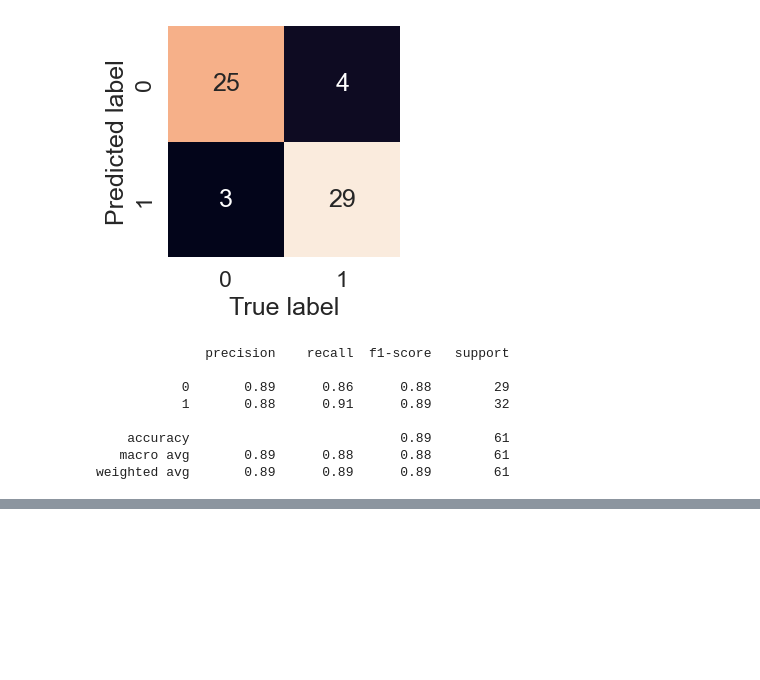
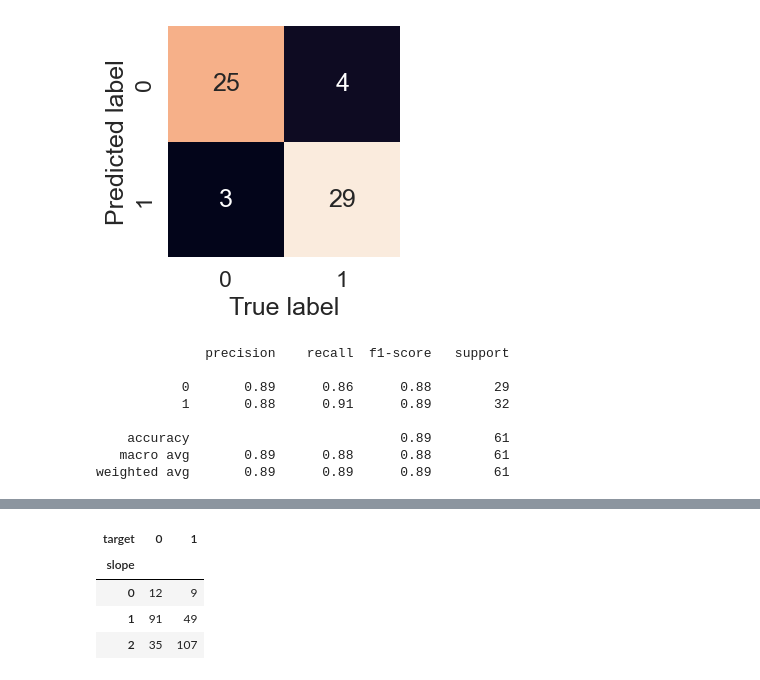
Before and after one commit to ephalt/heart-disease-predictive-classification, a Jupyter notebook: Notebook/end-to-end-heart-disease-classification.ipynb, the cells around one changed output, grey strips where cells are left out. Saved outputs shown, nothing was run; the diff lists cells and outputs as text; code cells hidden in the pictures; blank space fills up the shorter version.

```diff
--- a/Notebook/end-to-end-heart-disease-classification.ipynb
+++ b/Notebook/end-to-end-heart-disease-classification.ipynb
@@ -710,0 +759,8 @@ cv_metrics.T.plot.bar(title="Cross-validated classification metrics",
+# %%
+pd.crosstab(df["slope"], df["target"])
+# %% [output]
+| target | 0 | 1 |
+| slope |  |  |
+| 0 | 12 | 9 |
+| 1 | 91 | 49 |
+| 2 | 35 | 107 |
```
Also changed, not shown: parts of 28 cells of this notebook.
